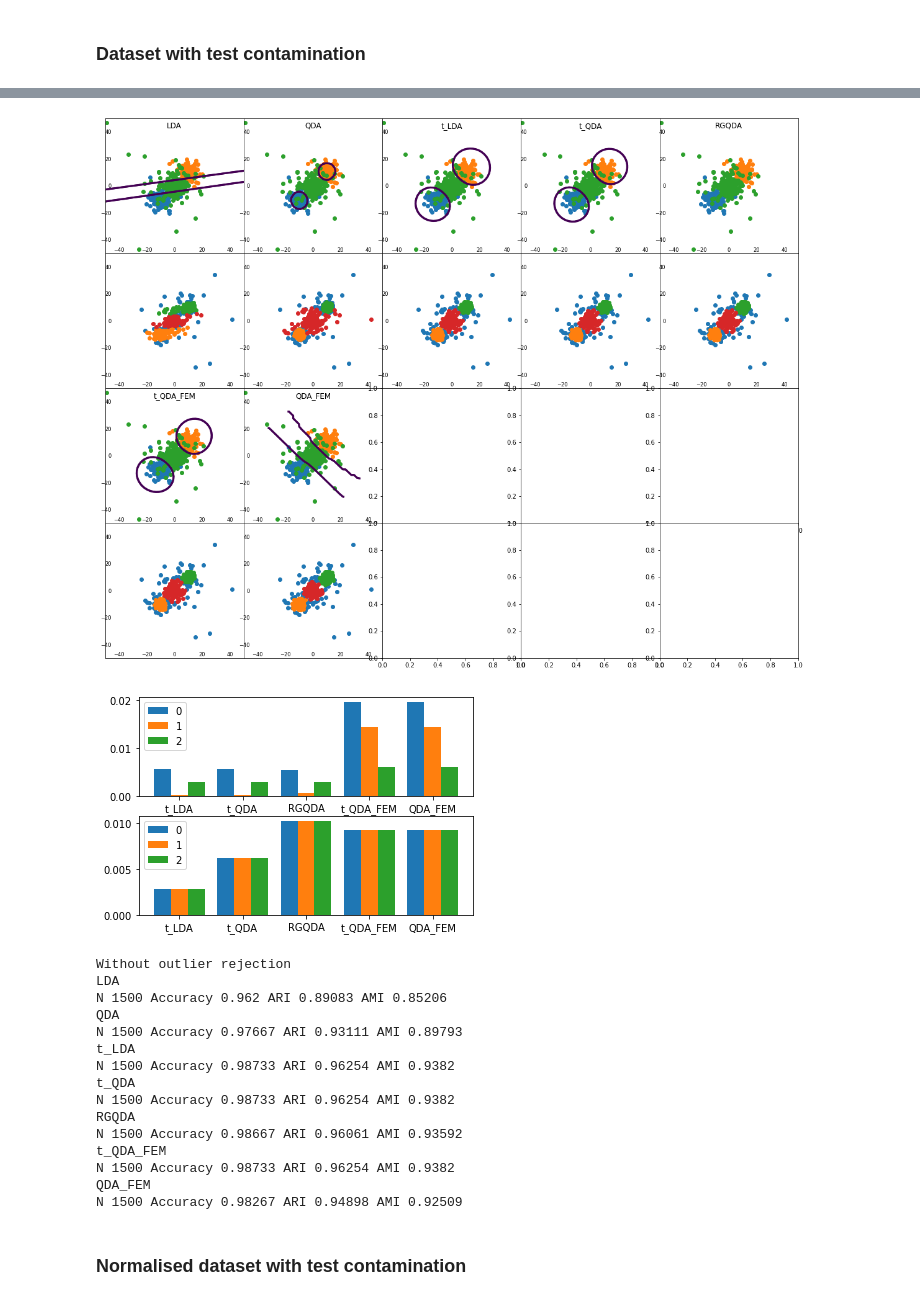
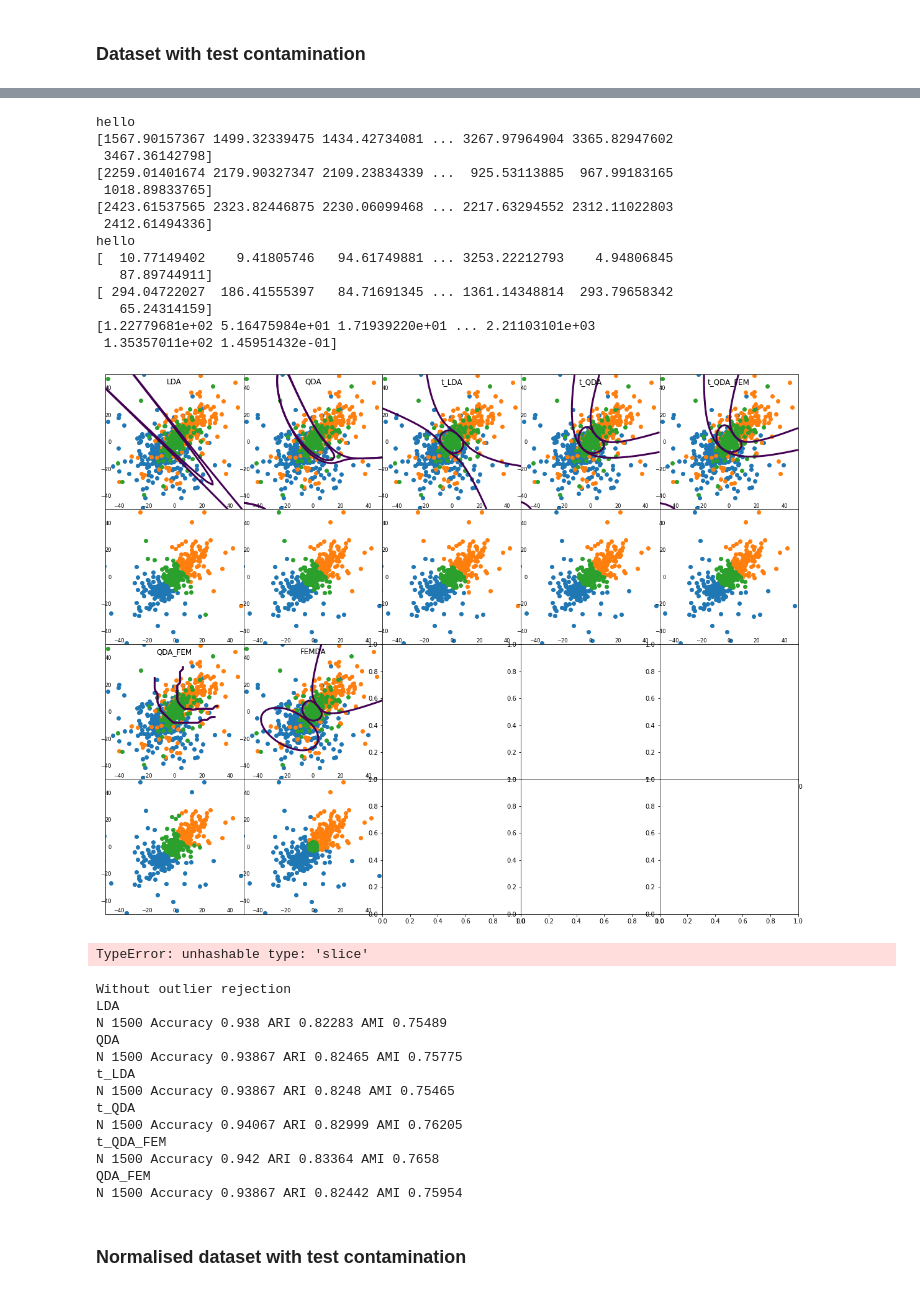
Before and after one commit to Andrewwango/femda, a Jupyter notebook: experiment_LDA.ipynb, the cells around one changed output, grey strips where cells are left out. Drawn from its saved outputs; the diff is of its cells as text; code cells hidden in the pictures.

```diff
--- a/experiment_LDA.ipynb
+++ b/experiment_LDA.ipynb
@@ -819,26 +962,26 @@ N 500 Accuracy 0.736 ARI 0.51442 AMI 0.5279
 ## Synthetic data setup 3
 # %%
 p=2
-means_synth3 = np.array([np.zeros((p)), -10*np.ones((p)), 10*np.ones((p))])
-covs_synth3 = np.array([np.eye(p), np.eye(p), np.eye(p)])#[toeplitz(0.4, p), np.eye(p), toeplitz(0.7, p)]
+means_synth3 = {2: np.zeros((p)), 0: -10*np.ones((p)), 1: 10*np.ones((p))}
+covs_synth3 = {2: toeplitz(0.4, p), 0: np.eye(p), 1:toeplitz(0.7, p)} #{2: np.eye(p), 0: np.eye(p), 1: np.eye(p)}
 # %%
 def synthesise3(n, contamination=0, mislabelling=0): #contamination, mislabelling percent
     hard = False
-    X1a = LaplacesDemon.rmvpe(n, mu=means_synth3[1], Sigma=covs_synth3[1], kappa=0.3) #Generalised Gaussian
+    X1a = LaplacesDemon.rmvpe(n, mu=means_synth3[0], Sigma=covs_synth3[0], kappa=0.2) #Generalised Gaussian
     o1a = np.zeros((n))>0
-    X1b,o1b = contaminated(n, stats.multivariate_t, contamination, loc=means_synth3[1], shape=covs_synth3[1], df=20, hard=hard) # Gaussian
+    X1b,o1b = contaminated(n, stats.multivariate_t, contamination, loc=means_synth3[0], shape=covs_synth3[0], df=20, hard=hard) # Gaussian
     X1 = combine_dataset(X1a,X1b,0.3)
     o1 = combine_dataset(o1a, o1b, 0.3)
 
-    X2a = LaplacesDemon.rmvpe(n, mu=means_synth3[2], Sigma=covs_synth3[2], kappa=0.3) #Generalised Gaussian
+    X2a = LaplacesDemon.rmvpe(n, mu=means_synth3[1], Sigma=covs_synth3[1], kappa=0.2) #Generalised Gaussian
     o2a =np.zeros((n))>0
-    X2b,o2b = contaminated(n, stats.multivariate_t, contamination, loc=means_synth3[2], shape=covs_synth3[2], df=20, hard=hard) #Gaussian
+    X2b,o2b = contaminated(n, stats.multivariate_t, contamination, loc=means_synth3[1], shape=covs_synth3[1], df=20, hard=hard) #Gaussian
     X2 = combine_dataset(X2a,X2b,0.3)
     o2 = combine_dataset(o1a, o1b, 0.3)
 
     #X2 = contaminated(n, stats.multivariate_t, contamination, loc=, shape=, df=2.3, hard=hard) #t
 
-    X3,o3 = contaminated(n, stats.multivariate_t, contamination, loc=means_synth3[0], shape=covs_synth3[0], df=1.5, hard=hard) #t
+    X3,o3 = contaminated(n, stats.multivariate_t, contamination, loc=means_synth3[2], shape=covs_synth3[2], df=1.5, hard=hard) #t
 
     y = mislabelled(n, mislabelling, np.arange(3))
     #print(y)
@@ -849,3 +992,7 @@ X3,y3,_ = synthesise3(1000, contamination=0.1, mislabelling=0) #don't know outli
 X3_test,y3_test_clean,y3_test = synthesise3(500, contamination=0.05) #compare with known outliers
 # %% [markdown]
 ### Dataset with test contamination
+# %%
+femdatest = FEMDA()
+femdatest.fit(X3, pd.Series(y3))
+#print_metrics(pd.Series(y_test), t_qdatest.predict(X_test, percent_outliers))
@@ -872,30 +1066,44 @@ N 1500 Accuracy 0.93867 ARI 0.84274 AMI 0.78028
+# %%
+models_synth3["FEMDA"] = femdatest
 # %%
-plot_models(X3, y3, X3_test, models_synth3, percent_outliers=0.05, lims=[[-50,50],[-50,50]])
+plot_models(X3, y3, X3_test, models_synth3, percent_outliers=0, lims=[[-50,50],[-50,50]])
 # %% [output]
+hello
+[1567.90157367 1499.32339475 1434.42734081 ... 3267.97964904 3365.82947602
+ 3467.36142798]
+[2259.01401674 2179.90327347 2109.23834339 ...  925.53113885  967.99183165
+ 1018.89833765]
+[2423.61537565 2323.82446875 2230.06099468 ... 2217.63294552 2312.11022803
+ 2412.61494336]
+hello
+[  10.77149402    9.41805746   94.61749881 ... 3253.22212793    4.94806845
+   87.89744911]
+[ 294.04722027  186.41555397   84.71691345 ... 1361.14348814  293.79658342
+   65.24314159]
+[1.22779681e+02 5.16475984e+01 1.71939220e+01 ... 2.21103101e+03
+ 1.35357011e+02 1.45951432e-01]
-[figure, old version]
+[figure, new version]
 # %%
-evaluate_all(models_synth3[2:], means_synth3.T, covs_synth3)
+evaluate_all(models_synth3[2:], means_synth3, covs_synth3)
 # %% [output]
-[figure, removed]
+TypeError: unhashable type: 'slice'
 # %%
 print("Without outlier rejection")
-test_all(models_synth3, X3_test, y3_test_clean, percent_outliers=0)
+test_all(list(models_synth3.values()), X3_test, y3_test_clean, percent_outliers=0)
 # %% [output]
 Without outlier rejection
 LDA
-N 1500 Accuracy 0.962 ARI 0.89083 AMI 0.85206
+N 1500 Accuracy 0.938 ARI 0.82283 AMI 0.75489
 QDA
-N 1500 Accuracy 0.97667 ARI 0.93111 AMI 0.89793
+N 1500 Accuracy 0.93867 ARI 0.82465 AMI 0.75775
 t_LDA
-N 1500 Accuracy 0.98733 ARI 0.96254 AMI 0.9382
+N 1500 Accuracy 0.93867 ARI 0.8248 AMI 0.75465
 t_QDA
-N 1500 Accuracy 0.98733 ARI 0.96254 AMI 0.9382
-RGQDA
-N 1500 Accuracy 0.98667 ARI 0.96061 AMI 0.93592
+N 1500 Accuracy 0.94067 ARI 0.82999 AMI 0.76205
 t_QDA_FEM
-N 1500 Accuracy 0.98733 ARI 0.96254 AMI 0.9382
+N 1500 Accuracy 0.942 ARI 0.83364 AMI 0.7658
 QDA_FEM
-N 1500 Accuracy 0.98267 ARI 0.94898 AMI 0.92509
+N 1500 Accuracy 0.93867 ARI 0.82442 AMI 0.75954
 # %% [markdown]
 ### Normalised dataset with test contamination
 # %%
```
Also changed, not shown: parts of 53 cells of this notebook, 5 other files.
